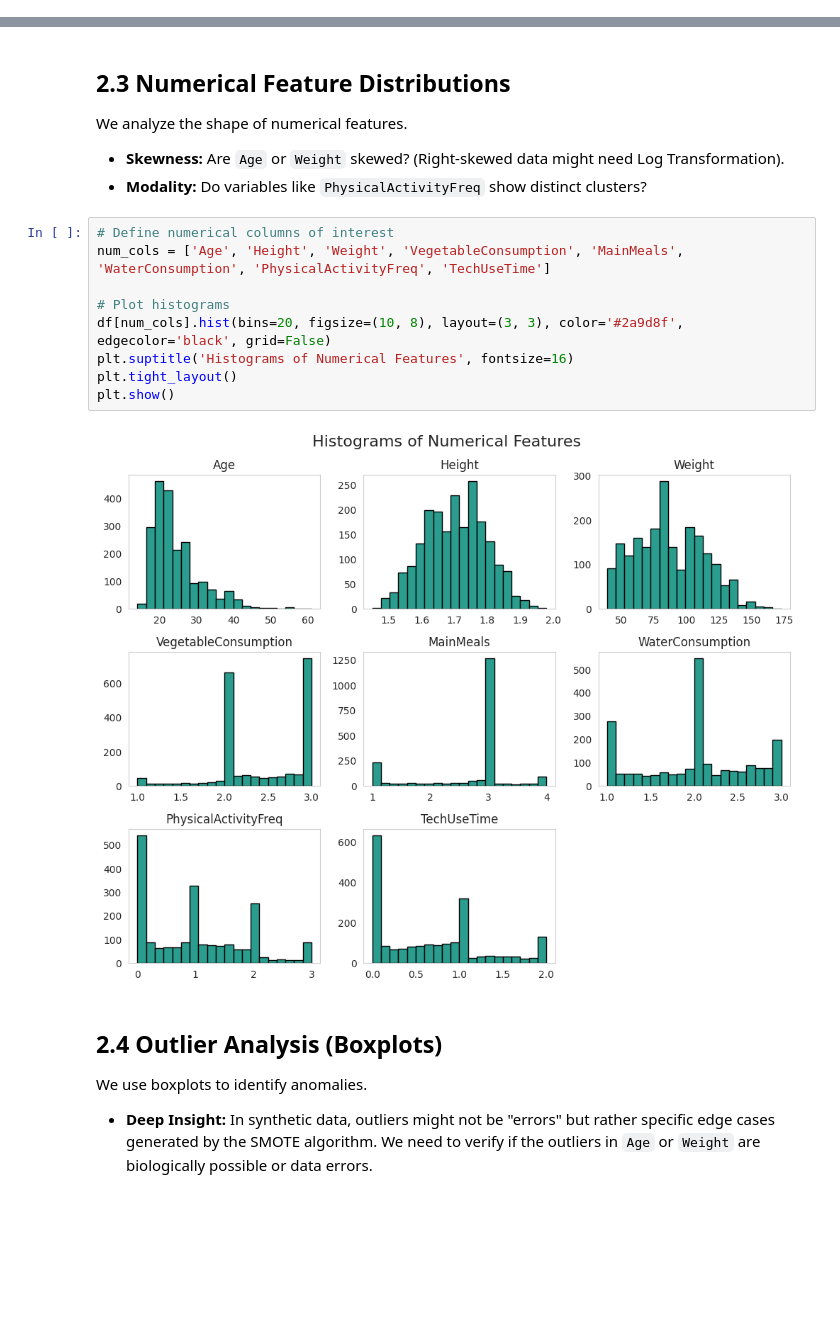
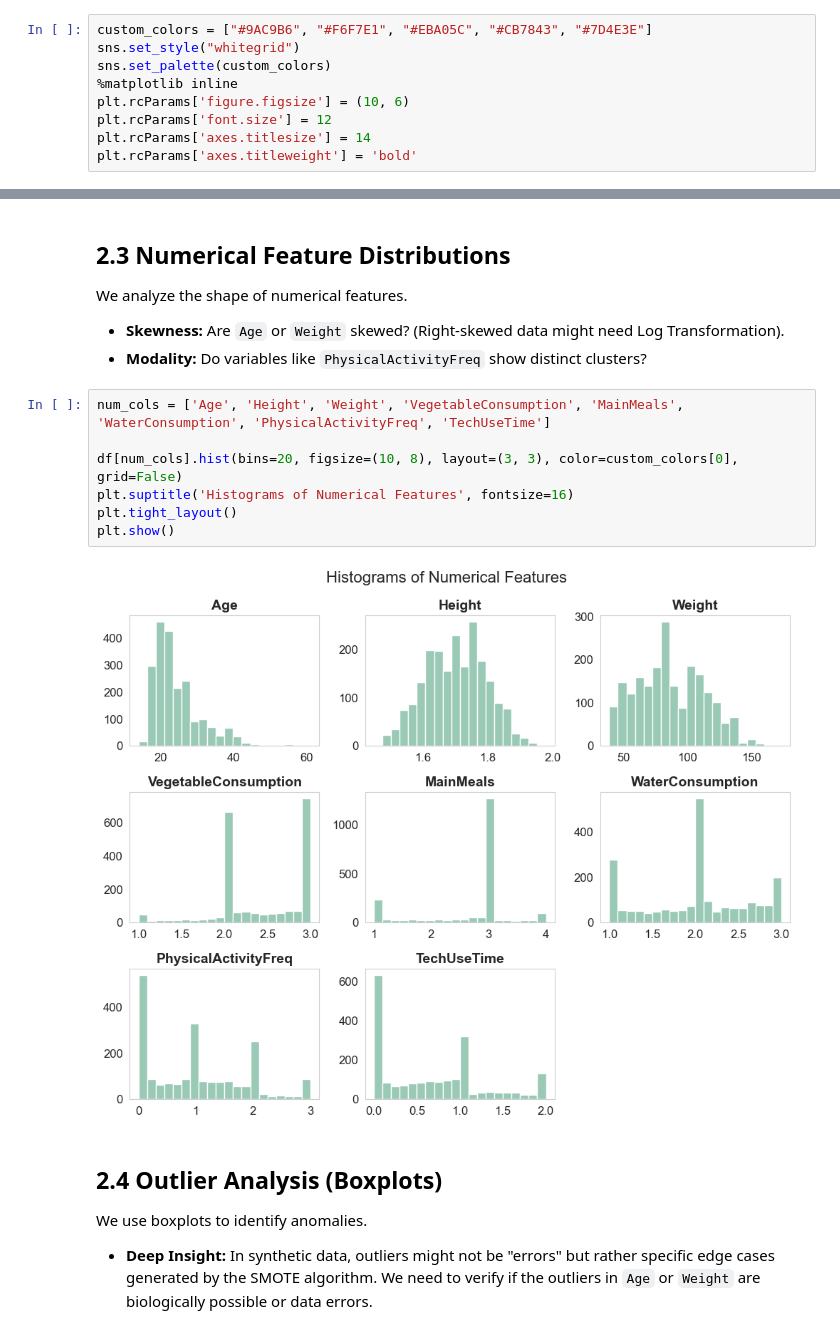
Before and after one commit to Altynbek38/parfume-project, a Jupyter notebook: obessity.ipynb, the cells around one changed output, grey strips where cells are left out. Drawn from its saved outputs; the diff is of its cells as text; blank space fills up the shorter version.

```diff
--- a/obessity.ipynb
+++ b/obessity.ipynb
@@ -41,5 +34,14 @@ sns.set_style("whitegrid")
 import warnings
 warnings.filterwarnings('ignore')
+# %%
+custom_colors = ["#9AC9B6", "#F6F7E1", "#EBA05C", "#CB7843", "#7D4E3E"]
+sns.set_style("whitegrid")
+sns.set_palette(custom_colors)
+%matplotlib inline
+plt.rcParams['figure.figsize'] = (10, 6)
+plt.rcParams['font.size'] = 12
+plt.rcParams['axes.titlesize'] = 14
+plt.rcParams['axes.titleweight'] = 'bold'
 # %% [markdown]
 ### 1.2 Load Dataset
 We load the `ObesityDataSet_raw_and_data_sinthetic.csv` file into a pandas DataFrame.
@@ -211,16 +213,14 @@ We analyze the shape of numerical features.
 *   **Skewness:** Are `Age` or `Weight` skewed? (Right-skewed data might need Log Transformation).
 *   **Modality:** Do variables like `PhysicalActivityFreq` show distinct clusters?
 # %%
-# Define numerical columns of interest
 num_cols = ['Age', 'Height', 'Weight', 'VegetableConsumption', 'MainMeals', 'WaterConsumption', 'PhysicalActivityFreq', 'TechUseTime']
 
-# Plot histograms
-df[num_cols].hist(bins=20, figsize=(10, 8), layout=(3, 3), color='#2a9d8f', edgecolor='black', grid=False)
+df[num_cols].hist(bins=20, figsize=(10, 8), layout=(3, 3), color=custom_colors[0], grid=False)
 plt.suptitle('Histograms of Numerical Features', fontsize=16)
 plt.tight_layout()
 plt.show()
 # %% [output]
-[figure, old version]
+[figure, new version]
 # %% [markdown]
 ## 2.4 Outlier Analysis (Boxplots)
 We use boxplots to identify anomalies.
```
Also changed, not shown: parts of 23 cells of this notebook, 1 other file.
